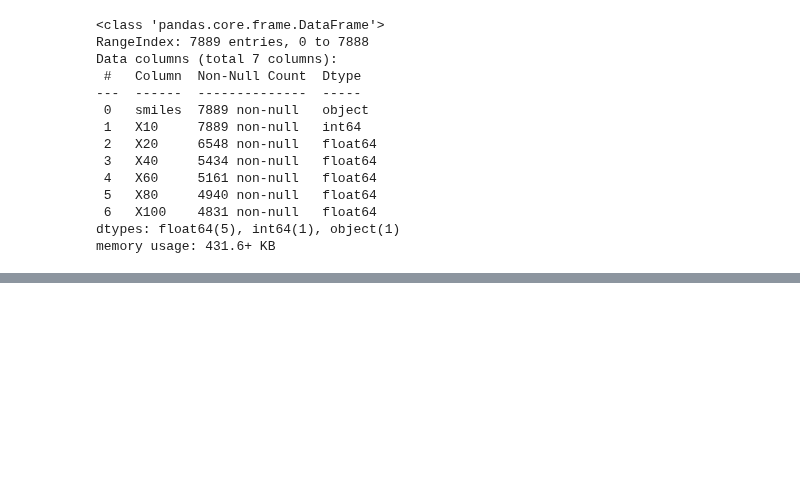
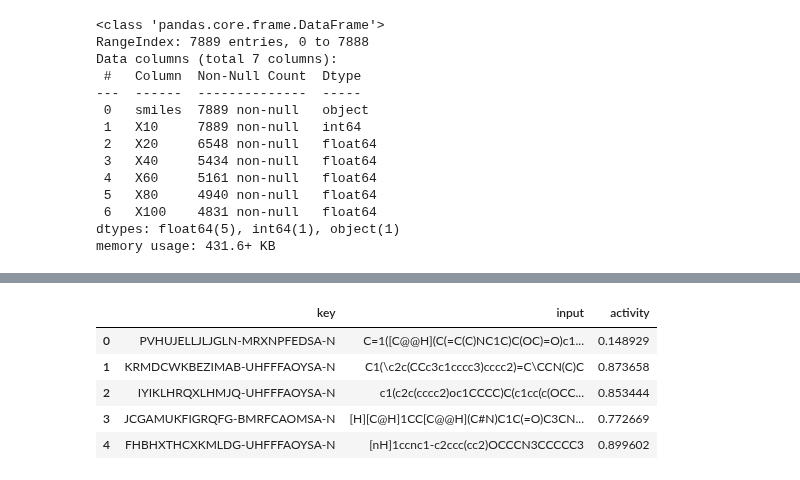
Before and after one commit to Malikbadmus/model-validation-eos30f3, a Jupyter notebook: notebooks/01_model_reproducibility.ipynb, the cells around one changed output, grey strips where cells are left out. Drawn from its saved outputs; the diff is of its cells as text; code cells hidden in the pictures; blank space fills up the shorter version.

```diff
--- a/notebooks/01_model_reproducibility.ipynb
+++ b/notebooks/01_model_reproducibility.ipynb
@@ -86,0 +62,9 @@ N_Data.to_csv(output_file_path, index=False)
+# %%
+eos30f3_hERG_predictions.head()
+# %% [output]
+|  | key | input | activity |
+| 0 | PVHUJELLJLJGLN-MRXNPFEDSA-N | C=1([C@@H](C(=C(C)NC1C)C(OC)=O)c1... | 0.148929 |
+| 1 | KRMDCWKBEZIMAB-UHFFFAOYSA-N | C1(\c2c(CCc3c1cccc3)cccc2)=C\CCN(C)C | 0.873658 |
+| 2 | IYIKLHRQXLHMJQ-UHFFFAOYSA-N | c1(c2c(cccc2)oc1CCCC)C(c1cc(c(OCC... | 0.853444 |
+| 3 | JCGAMUKFIGRQFG-BMRFCAOMSA-N | [H][C@H]1CC[C@@H](C#N)C1C(=O)C3CN... | 0.772669 |
+| 4 | FHBHXTHCXKMLDG-UHFFFAOYSA-N | [nH]1ccnc1-c2ccc(cc2)OCCCN3CCCCC3 | 0.899602 |
```
Also changed, not shown: parts of 18 cells of this notebook, 2 other files.
